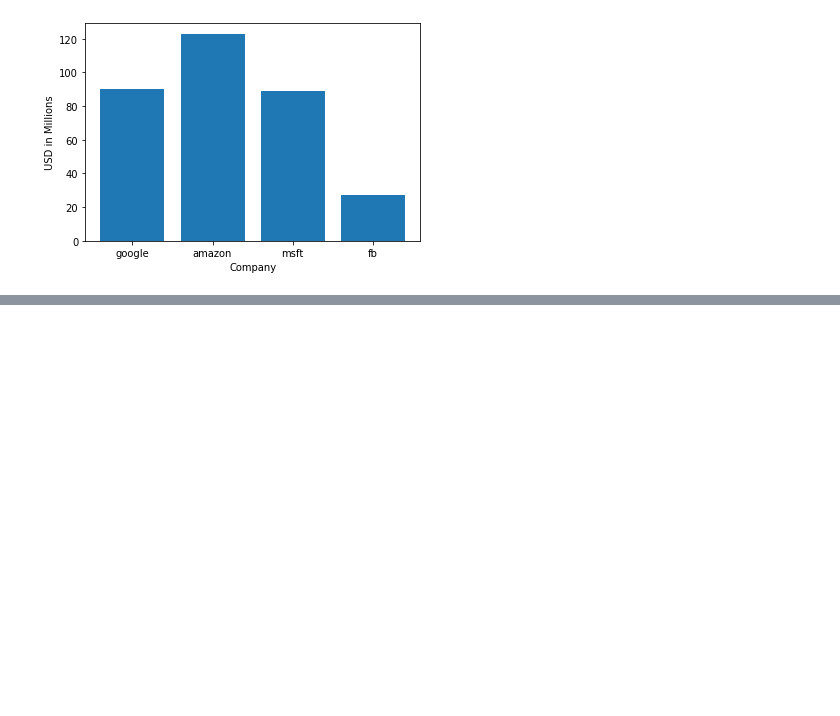
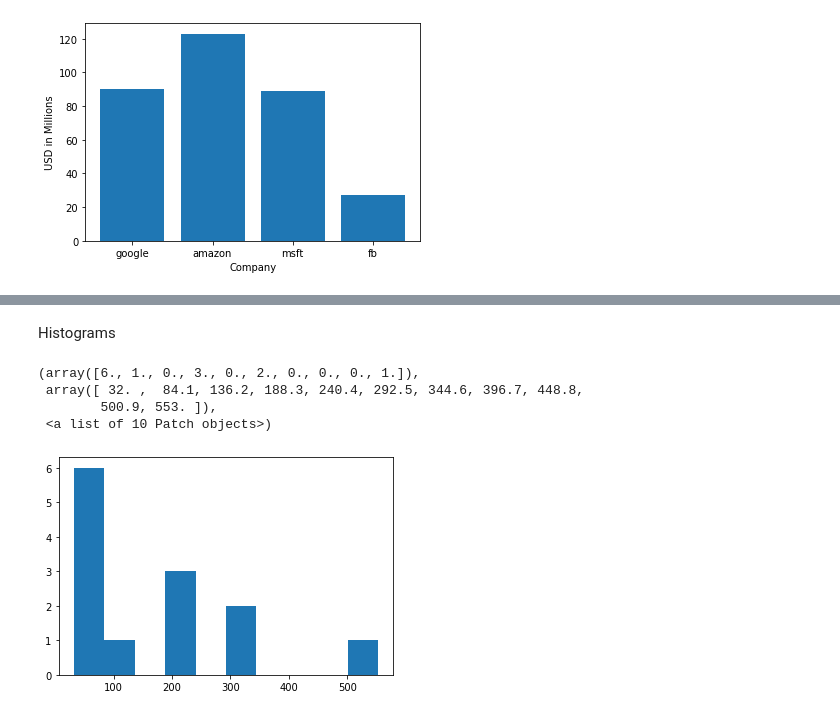
Before and after one commit to kowais915/deep-learning-416, a Jupyter notebook: matplotlib.ipynb, the cells around one changed output, grey strips where cells are left out. Cells and saved outputs as stored; diff of their text form; code cells hidden in the pictures; blank space fills up the shorter version.

```diff
--- a/matplotlib.ipynb
+++ b/matplotlib.ipynb
@@ -74,0 +85,11 @@ plt.legend()
+# %% [markdown]
+Histograms
+# %%
+blood_sugar=[112,34, 43,222,334,32,42,553,232,322, 223, 32,33]
+plt.hist(blood_sugar)
+# %% [output]
+(array([6., 1., 0., 3., 0., 2., 0., 0., 0., 1.]),
+ array([ 32. ,  84.1, 136.2, 188.3, 240.4, 292.5, 344.6, 396.7, 448.8,
+        500.9, 553. ]),
+ <a list of 10 Patch objects>)
+[figure, added]
```
Also changed, not shown: parts of 4 cells of this notebook.
